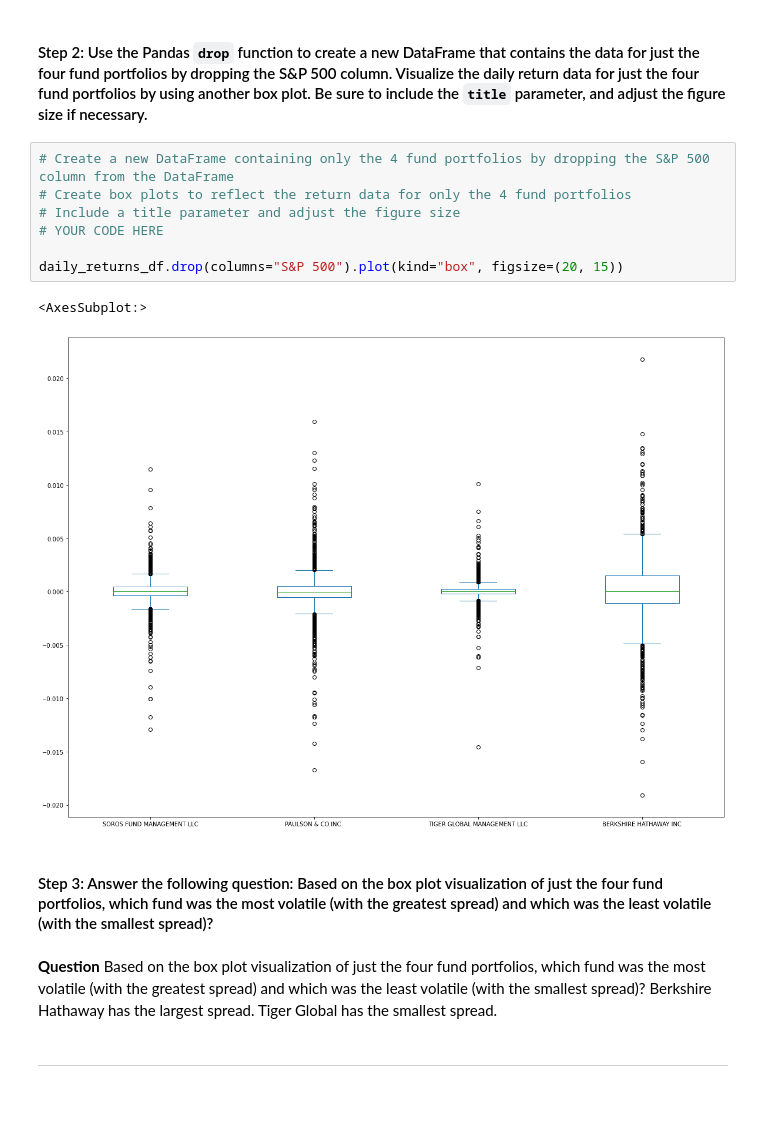
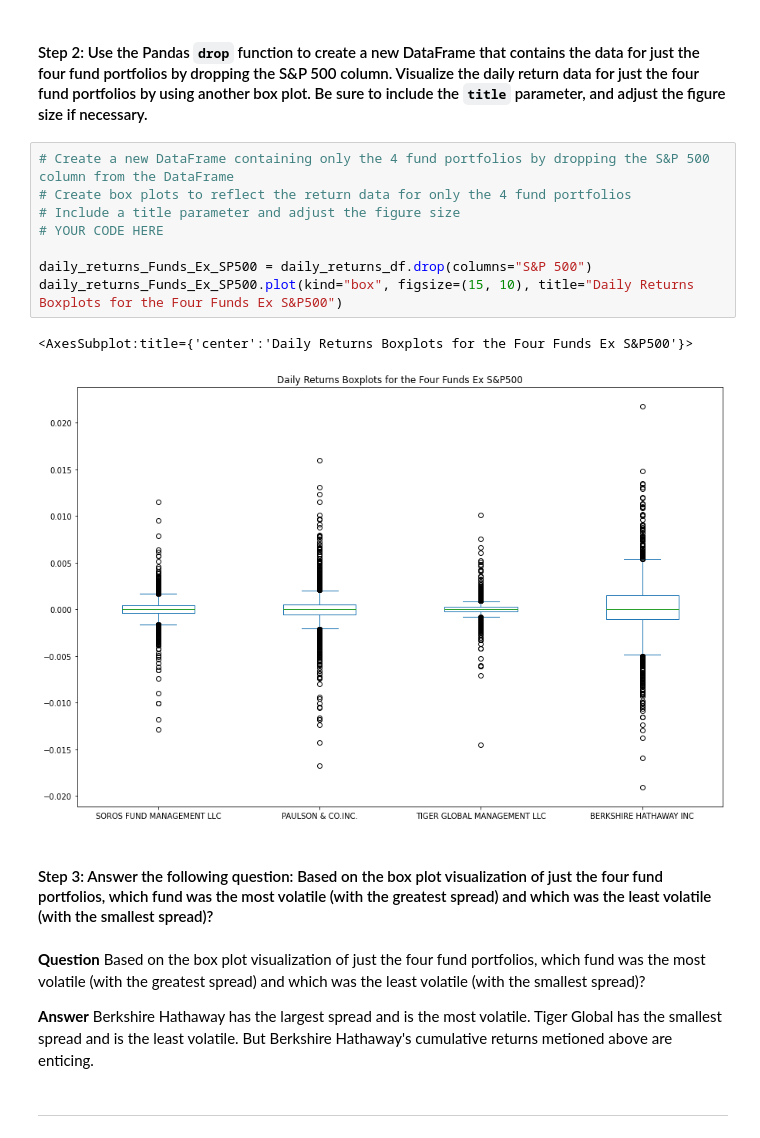
Before and after one commit to JeffSmith-ok/Retirement_Quantitative_Analysis_Jupyter_Labs, a Jupyter notebook: risk_return_analysis.ipynb, the cells around one changed output. Cells and saved outputs as stored; diff of their text form; blank space fills up the shorter version.

```diff
--- a/risk_return_analysis.ipynb
+++ b/risk_return_analysis.ipynb
@@ -237,19 +238,20 @@ daily_returns_boxplot = daily_returns_df.plot(kind="box", figsize=(15, 10), colo
 # %%
 # Create a new DataFrame containing only the 4 fund portfolios by dropping the S&P 500 column from the DataFrame
 # Create box plots to reflect the return data for only the 4 fund portfolios
 # Include a title parameter and adjust the figure size
 # YOUR CODE HERE
 
-daily_returns_df.drop(columns="S&P 500").plot(kind="box", figsize=(20, 15))
+daily_returns_Funds_Ex_SP500 = daily_returns_df.drop(columns="S&P 500")
+daily_returns_Funds_Ex_SP500.plot(kind="box", figsize=(15, 10), title="Daily Returns Boxplots for the Four Funds Ex S&P500")
 # %% [output]
-<AxesSubplot:>
+<AxesSubplot:title={'center':'Daily Returns Boxplots for the Four Funds Ex S&P500'}>
-[figure, old version]
+[figure, new version]
 # %% [markdown]
 #### Step 3: Answer the following question: Based on the box plot visualization of just the four fund portfolios, which fund was the most volatile (with the greatest spread) and which was the least volatile (with the smallest spread)?
 # %% [markdown]
 **Question** Based on the box plot visualization of just the four fund portfolios, which fund was the most volatile (with the greatest spread) and which was the least volatile (with the smallest spread)?
-Berkshire Hathaway has the largest spread.
-Tiger Global has the smallest spread.
+
+**Answer** Berkshire Hathaway has the largest spread and is the most volatile. Tiger Global has the smallest spread and is the least volatile. But Berkshire Hathaway's cumulative returns metioned above are enticing.
 # %% [markdown]
 ---
 # %% [markdown]
```
Also changed, not shown: parts of 35 cells of this notebook, 3 other files.
